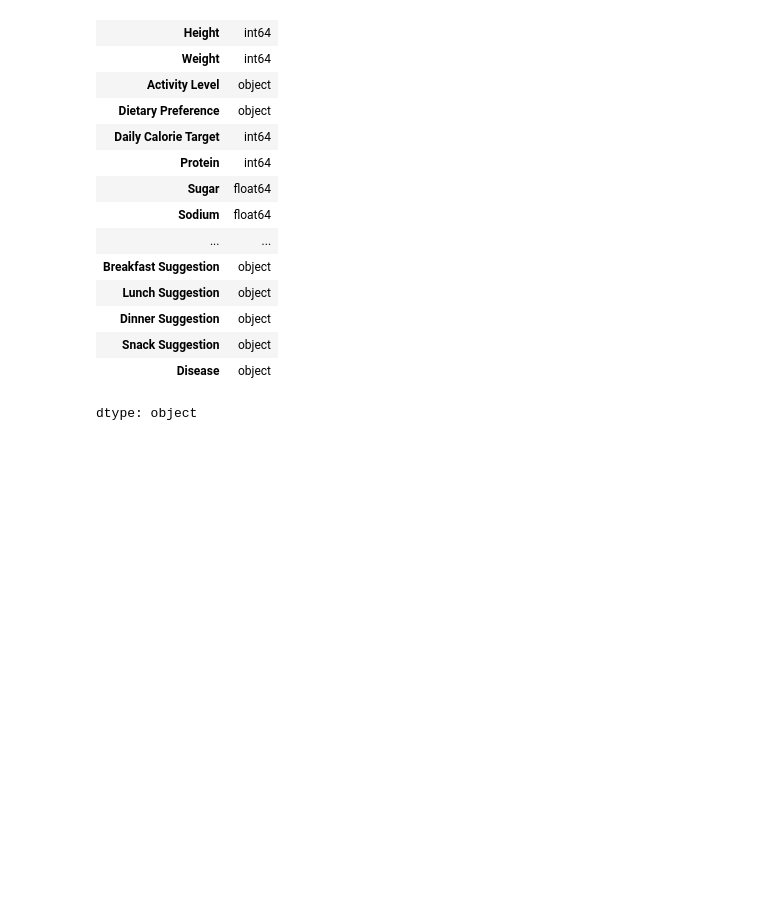
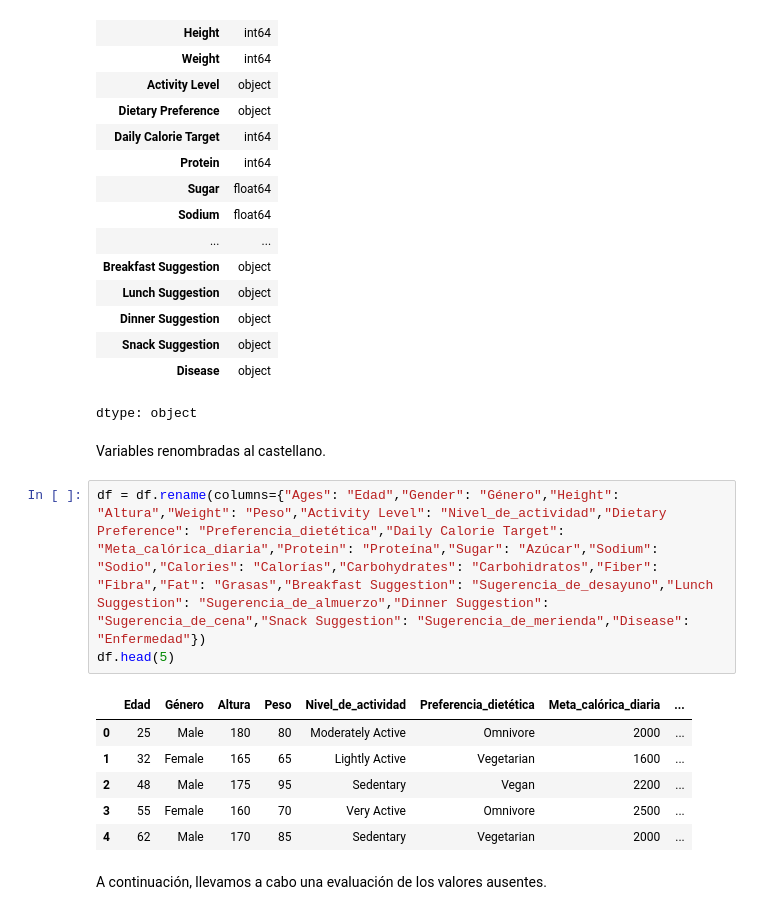
Before and after one commit to miriam013/Nutrition-Daily-Meals, a Jupyter notebook: Nutrition_Daily_Meals.ipynb, the cells around one changed output. Drawn from its saved outputs; the diff is of its cells as text; blank space fills up the shorter version.

```diff
--- a/Nutrition_Daily_Meals.ipynb
+++ b/Nutrition_Daily_Meals.ipynb
@@ -102,3 +102,17 @@ df.dtypes
 | Snack Suggestion | object |
 | Disease | object |
 dtype: object
+# %% [markdown]
+Variables renombradas al castellano.
+# %%
+df = df.rename(columns={"Ages": "Edad","Gender": "Género","Height": "Altura","Weight": "Peso","Activity Level": "Nivel_de_actividad","Dietary Preference": "Preferencia_dietética","Daily Calorie Target": "Meta_calórica_diaria","Protein": "Proteína","Sugar": "Azúcar","Sodium": "Sodio","Calories": "Calorías","Carbohydrates": "Carbohidratos","Fiber": "Fibra","Fat": "Grasas","Breakfast Suggestion": "Sugerencia_de_desayuno","Lunch Suggestion": "Sugerencia_de_almuerzo","Dinner Suggestion": "Sugerencia_de_cena","Snack Suggestion": "Sugerencia_de_merienda","Disease": "Enfermedad"})
+df.head(5)
+# %% [output]
+|  | Edad | Género | Altura | Peso | Nivel_de_actividad | Preferencia_dietética | Meta_calórica_diaria | ... |
+| 0 | 25 | Male | 180 | 80 | Moderately Active | Omnivore | 2000 | ... |
+| 1 | 32 | Female | 165 | 65 | Lightly Active | Vegetarian | 1600 | ... |
+| 2 | 48 | Male | 175 | 95 | Sedentary | Vegan | 2200 | ... |
+| 3 | 55 | Female | 160 | 70 | Very Active | Omnivore | 2500 | ... |
+| 4 | 62 | Male | 170 | 85 | Sedentary | Vegetarian | 2000 | ... |
+# %% [markdown]
+A continuación, llevamos a cabo una evaluación de los valores ausentes.
```
Also changed, not shown: parts of 4 cells of this notebook.
